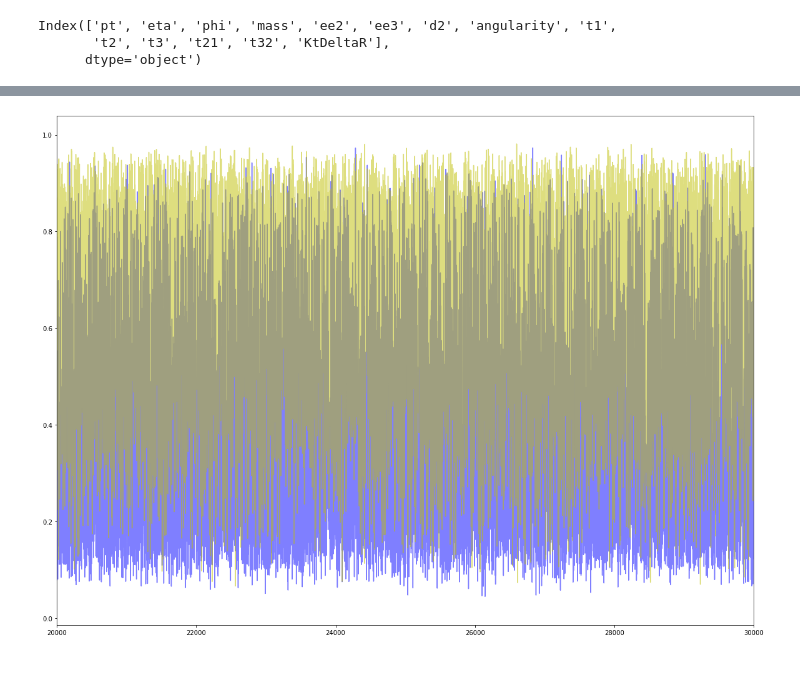
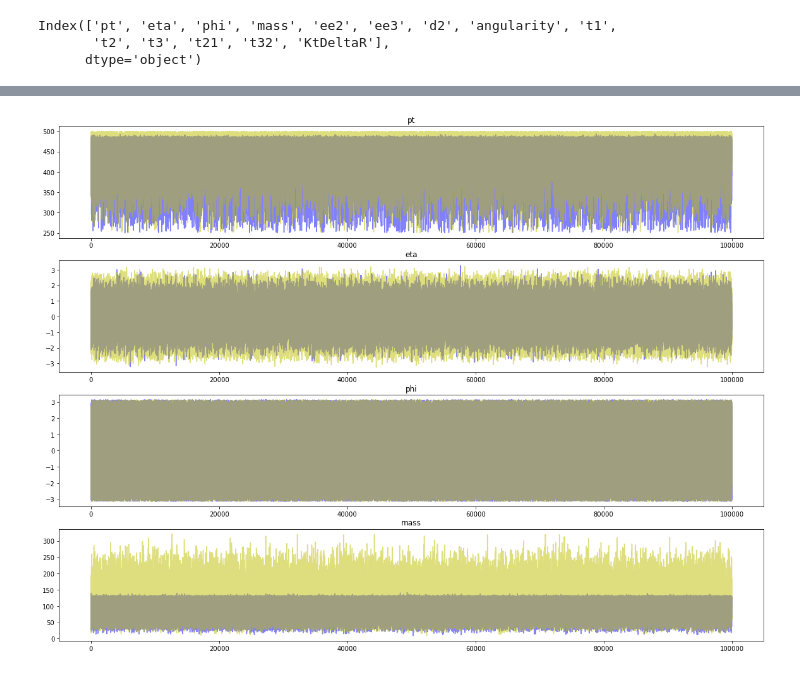
Before and after one commit to weianlai/phys434, a Jupyter notebook: Lab5.ipynb, the cells around one changed output, grey strips where cells are left out. Saved outputs shown, nothing was run; the diff lists cells and outputs as text; code cells hidden in the pictures.

```diff
--- a/Lab5.ipynb
+++ b/Lab5.ipynb
@@ -48,7 +39,34 @@ plt.show()
-# %%
-plt.plot(signal1['t21'], color = 'b', alpha = 0.5)
-plt.plot(background1['t21'], color = 'y', alpha = 0.5)
-plt.xlim(20000,30000)
-plt.show()
-# %% [output]
-[figure, removed]
+# %%
+# The next few plots will compare the signal data with the background data. The signal will be
+# represented by the blue, and background in yellow. Overlapping data is the grey. It is very
+# beneficial to know what the background noise look like in each plot, as we can see that some
+# signal data cannot be distinguished easily since it is completely embedded inside the
+# background. Conversely, we can see that some plots have very apparent signals outside of the
+# noise. Using the comparisons where signals standout, statistical analysis can help determine
+# the sensitivity of the detector, how much noise to take out, etc. Having indexed wanted and
+# unwanted data, we can apply these to comparisons that are indistringuishable and see if true
+# signal can be extracted from the background.
+
+plt.subplot(4,1,1)
+plt.plot(signal1['pt'], color = 'b', alpha = 0.5)
+plt.plot(background1['pt'], color = 'y', alpha = 0.5)
+plt.title('pt')
+
+plt.subplot(4,1,2)
+plt.plot(signal1['eta'], color = 'b', alpha = 0.5)
+plt.plot(background1['eta'], color = 'y', alpha = 0.5)
+plt.title('eta')
+
+plt.subplot(4,1,3)
+plt.plot(signal1['phi'], color = 'b', alpha = 0.5)
+plt.plot(background1['phi'], color = 'y', alpha = 0.5)
+plt.title('phi')
+
+plt.subplot(4,1,4)
+plt.plot(signal1['mass'], color = 'b', alpha = 0.5)
+plt.plot(background1['mass'], color = 'y', alpha = 0.5)
+plt.title('mass')
+
+plt.show()
+# %% [output]
+[figure, added]
```
Also changed, not shown: parts of 10 cells of this notebook.
